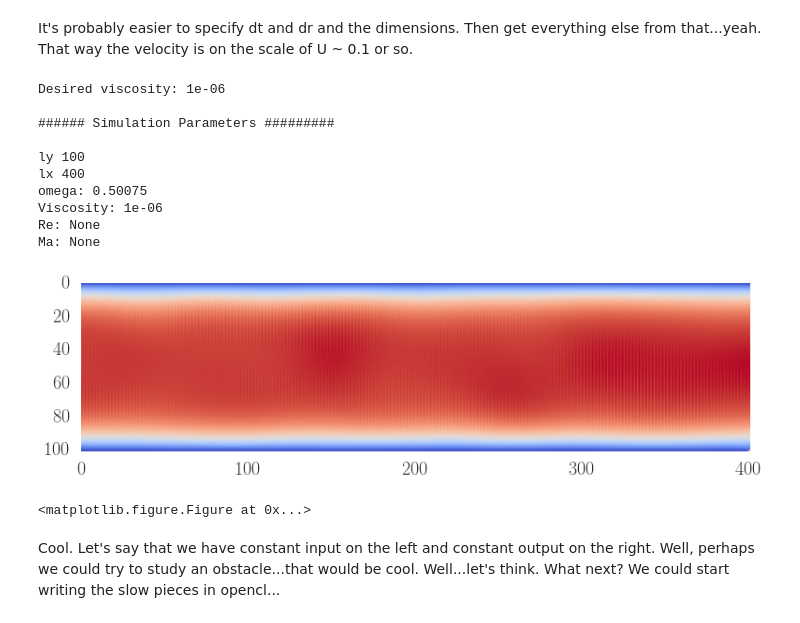
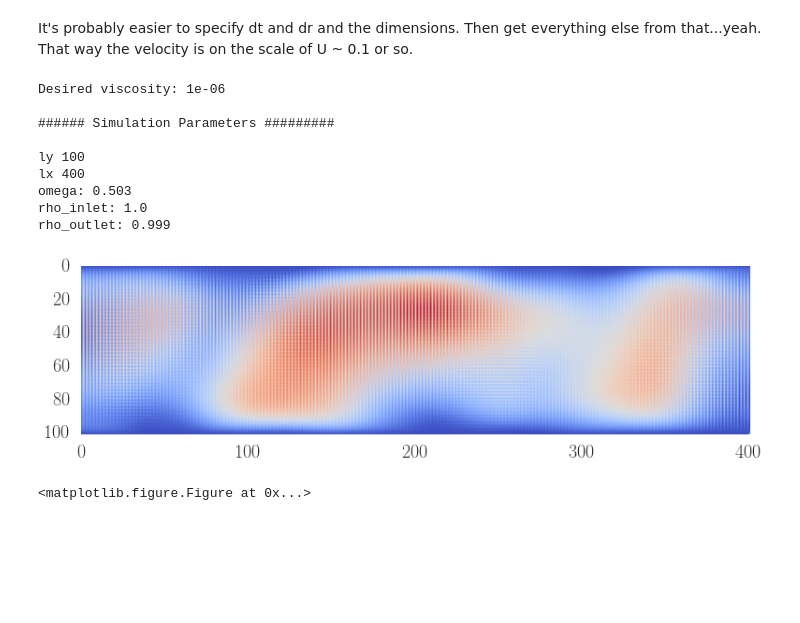
Before and after one commit to latticeboltzmann/2d-lb, a Jupyter notebook: testing/visualizing_pipe_flow_04.ipynb, the cells around one changed output. Drawn from its saved outputs; the diff is of its cells as text; code cells hidden in the pictures; blank space fills up the shorter version.

Commit message:
Ok, going nowhere. I think I'll have to define the deltaP in the simulation, and back out what the corresponding deltaP is in physical units.

```diff
--- a/testing/visualizing_pipe_flow_04.ipynb
+++ b/testing/visualizing_pipe_flow_04.ipynb
@@ -22,14 +22,16 @@ It's probably easier to specify dt and dr and the dimensions. Then get everythin
 diameter = 1. # meters
 length = 4. # meters
 
-deltaP = -.1
+P_inlet = 10**5 # Pascal
+P_outlet = 10**5-100 # Pascal
 
 dr = 0.01
-dt = .025
+dt = 0.1
 
-
+rho_fluid = 1000 # kg/m^3
 viscosity = 10.**-6. # More viscous = easier to simulate!
 
+kinematic_viscosity = rho_fluid*viscosity
 
 ##### Derived parameters ######
 print 'Desired viscosity:' , viscosity
@@ -57,7 +59,7 @@ print 'omega:' , omega
 assert (omega > 0.5) and (omega < 1)
 
 sim = lb.Pipe_Flow(lx=lx, ly=ly, dr=dr, dt=dt, omega=omega,
-                   deltaP=deltaP)
+                  P_inlet=P_inlet, P_outlet=P_outlet)
 
 # U should be on the order of 0.1, 0.2 in the simulation!
 #print 'u_max in simulation:' , np.max(sim.u)
@@ -68,33 +70,36 @@ Desired viscosity: 1e-06
 
 ly 100
 lx 400
-omega: 0.50075
-Viscosity: 1e-06
-Re: None
-Ma: None
+omega: 0.503
+rho_inlet: 1.0
+rho_outlet: 0.999
 # %%
-total_num_steps = 300
-steps_per_image= 20
+total_num_steps = 500
+steps_per_image= 100
 
 num_to_record = int(np.ceil(float(total_num_steps)/steps_per_image))
 
+Re_list = []
+Ma_list = []
+
 plt.figure()
 for i in range(num_to_record):
-    print np.sum(sim.rho)/(sim.nx*sim.ny)
-
+    sim.update_dimensionless_nums()
+    Re_list.append(sim.Re)
+    Ma_list.append(sim.Ma)
+    print 'max non_dim u:', np.max(sim.u)
+    print 'sum of mass' , np.sum(sim.rho)/(sim.nx*sim.ny)
     mag = np.sqrt(sim.u**2 + sim.v**2)
     plt.imshow(mag.T, cmap = cm.coolwarm)
     plt.grid(False)
     #plt.clim(vmin=0, vmax=1.)
     #if i == 0:
     #    plt.colorbar()
     display.clear_output(wait=True)
     display.display(plt.gcf())
 
     sim.run(steps_per_image)
 plt.clf() # This way a second figure does not appear at the end...
 # %% [output]
-[figure, old version]
+[figure, new version]
 <matplotlib.figure.Figure at 0x...>
-# %% [markdown]
-Cool. Let's say that we have constant input on the left and constant output on the right. Well, perhaps we could try to study an obstacle...that would be cool. Well...let's think. What next? We could start writing the slow pieces in opencl...
```
Also changed, not shown: parts of 6 cells of this notebook, 1 other file.
